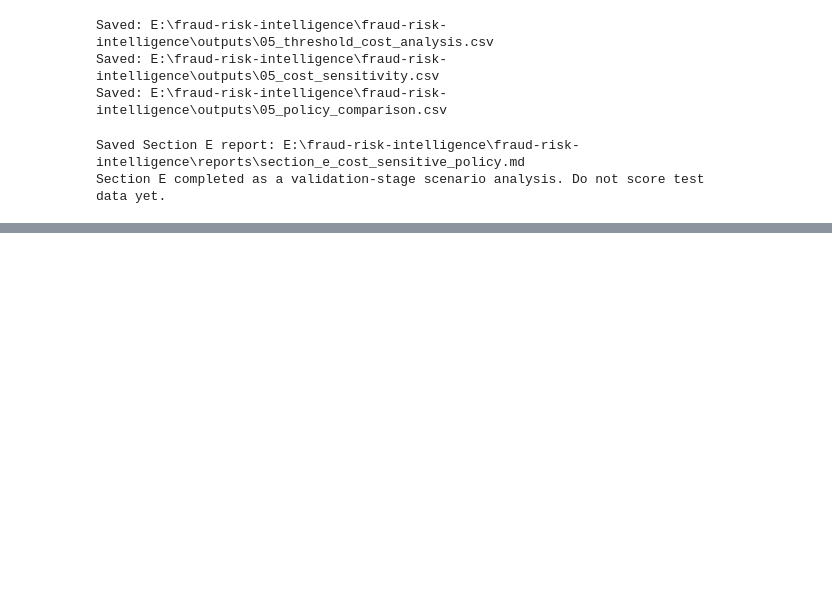
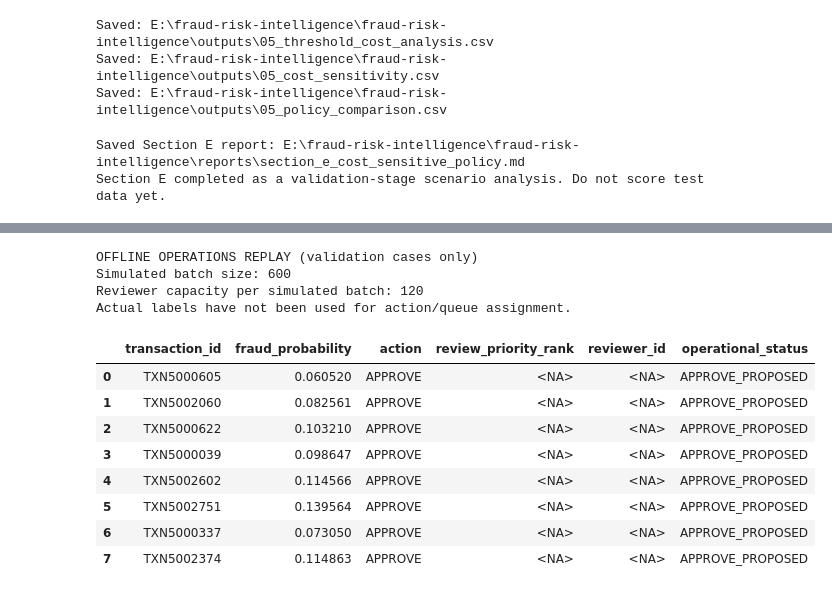
Before and after one commit to sasa312002/fraud-risk-intelligence, a Jupyter notebook: notebooks/01_fraud_risk_analysis.ipynb, the cells around one changed output, grey strips where cells are left out. Cells and saved outputs as stored; diff of their text form; code cells hidden in the pictures; blank space fills up the shorter version.

```diff
--- a/notebooks/01_fraud_risk_analysis.ipynb
+++ b/notebooks/01_fraud_risk_analysis.ipynb
@@ -4894,0 +4899,45 @@ Section E completed as a validation-stage scenario analysis. Do not score test d
+# %%
+# ============================================================
+# Cell 54 — Configure offline fraud operations replay
+# ============================================================
+from src.fraud_operations import (
+    ReviewCapacity, build_casebook, operations_summary,
+    fixed_policy_bootstrap_costs,
+)
+
+section_i_capacity = ReviewCapacity(
+    analyst_count=4,
+    reviews_per_analyst_per_batch=30,
+)
+
+# Preserve row order and IDs. Labels are NOT passed to the casebook function.
+section_i_ids = val_df.loc[X_val_f.index, 'transaction_id'].to_numpy()
+section_i_cases = build_casebook(
+    section_i_ids,
+    section_e_probabilities,
+    review_threshold=float(section_e_best['review_threshold']),
+    block_threshold=float(section_e_best['block_threshold']),
+    capacity=section_i_capacity,
+)
+assert len(section_i_cases) == len(X_val_f) == 600
+assert section_i_cases['transaction_id'].is_unique
+assert section_i_cases['fraud_probability'].between(0, 1).all()
+print('OFFLINE OPERATIONS REPLAY (validation cases only)')
+print('Simulated batch size:', len(section_i_cases))
+print('Reviewer capacity per simulated batch:', section_i_capacity.total_capacity)
+print('Actual labels have not been used for action/queue assignment.')
+display(section_i_cases.head(8))
+# %% [output]
+OFFLINE OPERATIONS REPLAY (validation cases only)
+Simulated batch size: 600
+Reviewer capacity per simulated batch: 120
+Actual labels have not been used for action/queue assignment.
+|  | transaction_id | fraud_probability | action | review_priority_rank | reviewer_id | operational_status |
+| 0 | TXN5000605 | 0.060520 | APPROVE | <NA> | <NA> | APPROVE_PROPOSED |
+| 1 | TXN5002060 | 0.082561 | APPROVE | <NA> | <NA> | APPROVE_PROPOSED |
+| 2 | TXN5000622 | 0.103210 | APPROVE | <NA> | <NA> | APPROVE_PROPOSED |
+| 3 | TXN5000039 | 0.098647 | APPROVE | <NA> | <NA> | APPROVE_PROPOSED |
+| 4 | TXN5002602 | 0.114566 | APPROVE | <NA> | <NA> | APPROVE_PROPOSED |
+| 5 | TXN5002751 | 0.139564 | APPROVE | <NA> | <NA> | APPROVE_PROPOSED |
+| 6 | TXN5000337 | 0.073050 | APPROVE | <NA> | <NA> | APPROVE_PROPOSED |
+| 7 | TXN5002374 | 0.114863 | APPROVE | <NA> | <NA> | APPROVE_PROPOSED |
```
Also changed, not shown: parts of 5 cells of this notebook, 8 other files.
